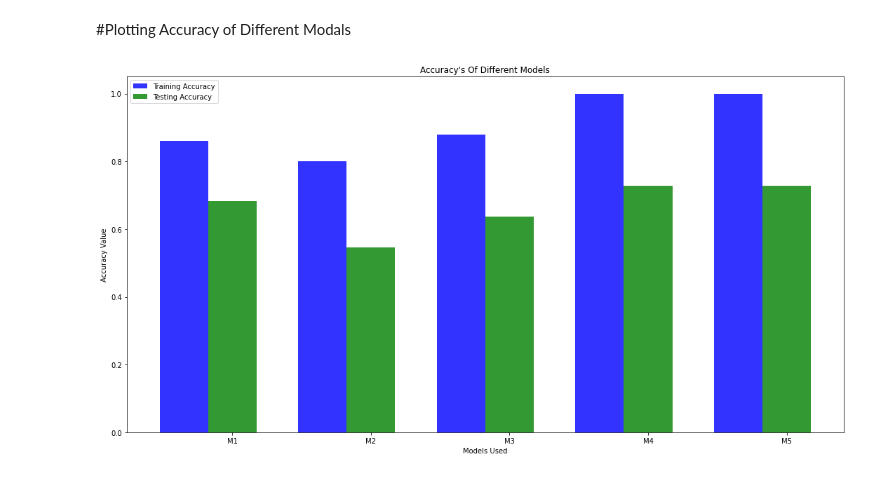
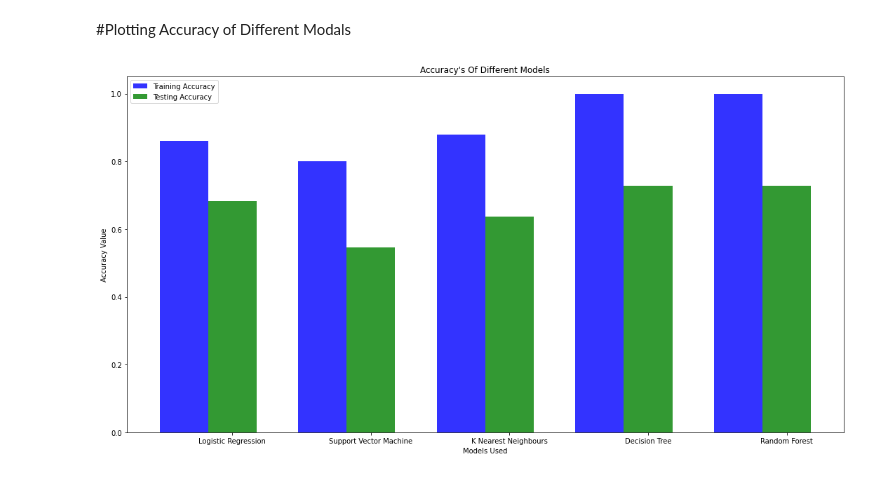
Before and after one commit to RhythemNagpal/leukemia_detector, a Jupyter notebook: leukemia_detector.ipynb, the cells around one changed output. Drawn from its saved outputs; the diff is of its cells as text; code cells hidden in the pictures.

```diff
--- a/leukemia_detector.ipynb
+++ b/leukemia_detector.ipynb
@@ -328,31 +328,31 @@ weighted avg       0.77      0.73      0.74        22
 # %%
 n_groups = 5
 acc_trn = acc[0]
 acc_tst = acc[1]
 
 # create plot
 plt.figure(figsize=(15,8))
 index = np.arange(n_groups)
 bar_width = 0.35
 opacity = 0.8
 
 rects1 = plt.bar(index, acc_trn, bar_width,
 alpha=opacity,
 color='b',
 label='Training Accuracy')
 
 rects2 = plt.bar(index + bar_width, acc_tst, bar_width,
 alpha=opacity,
 color='g',
 label='Testing Accuracy')
 
 plt.xlabel('Models Used')
 plt.ylabel('Accuracy Value')
 plt.title("Accuracy's Of Different Models")
-plt.xticks(index + bar_width, ('M1', 'M2', 'M3', 'M4','M5'))
+plt.xticks(index + bar_width, ('Logistic Regression', 'Support Vector Machine', 'K Nearest Neighbours', 'Decision Tree','Random Forest'))
 plt.legend()
 
 plt.tight_layout()
 plt.show()
 # %% [output]
-[figure, old version]
+[figure, new version]
```
